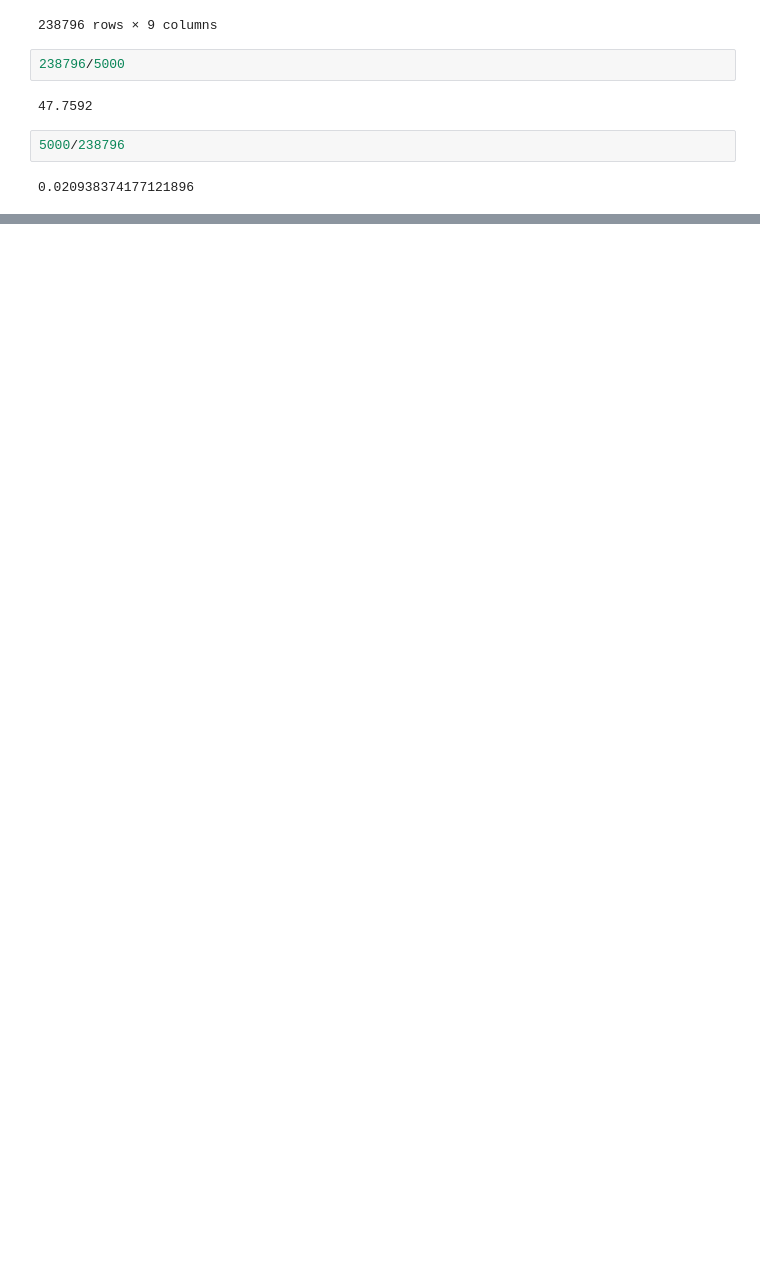
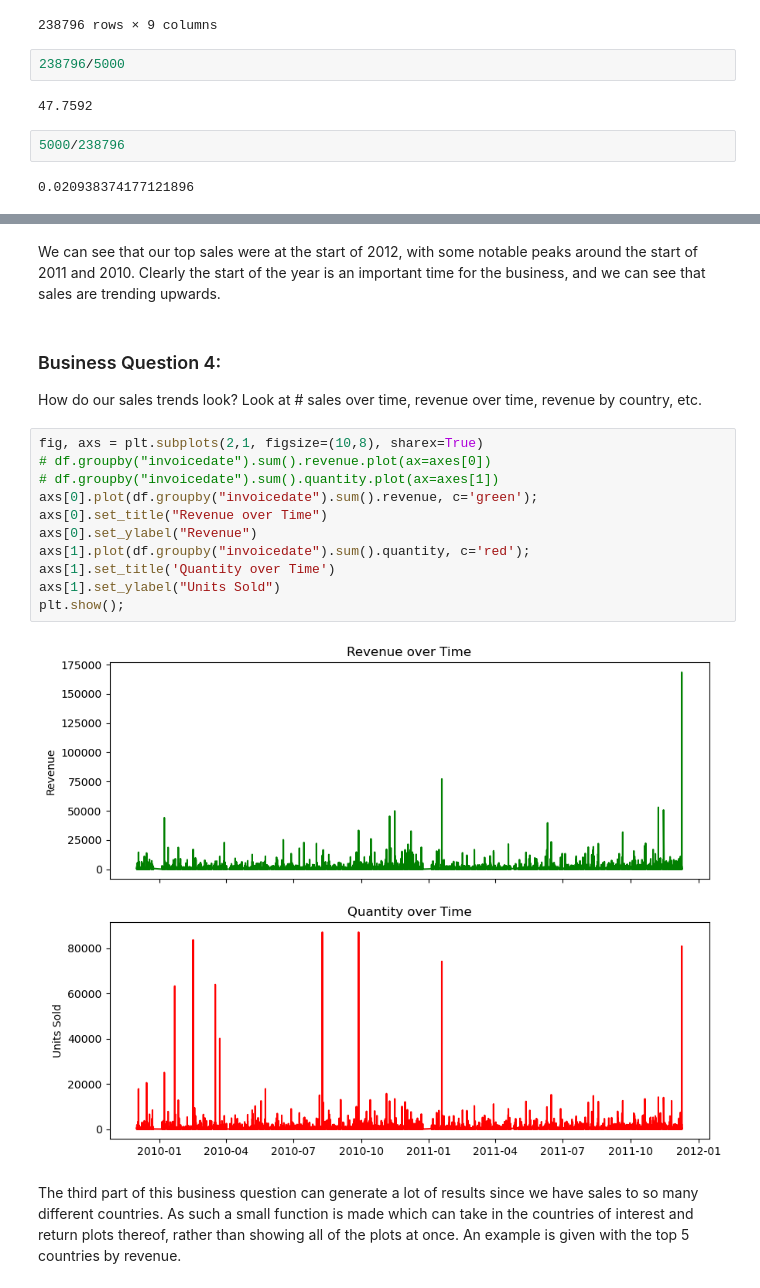
Before and after one commit to zadealfalah/salesSample, a Jupyter notebook: onlineRetail2/onlineRetail.ipynb, the cells around one changed output, grey strips where cells are left out. Drawn from its saved outputs; the diff is of its cells as text; blank space fills up the shorter version.

```diff
--- a/onlineRetail2/onlineRetail.ipynb
+++ b/onlineRetail2/onlineRetail.ipynb
@@ -167,0 +196,20 @@ https://stackoverflow.com/questions/33495194/mysql-insert-on-duplicate-update-fo
+# %% [markdown]
+We can see that our top sales were at the start of 2012, with some notable peaks around the start of 2011 and 2010.  Clearly the start of the year is an important time for the business, and we can see that sales are trending upwards.
+# %% [markdown]
+### Business Question 4:
+How do our sales trends look? Look at # sales over time, revenue over time, revenue by country, etc.
+# %%
+fig, axs = plt.subplots(2,1, figsize=(10,8), sharex=True)
+# df.groupby("invoicedate").sum().revenue.plot(ax=axes[0])
+# df.groupby("invoicedate").sum().quantity.plot(ax=axes[1])
+axs[0].plot(df.groupby("invoicedate").sum().revenue, c='green');
+axs[0].set_title("Revenue over Time")
+axs[0].set_ylabel("Revenue")
+axs[1].plot(df.groupby("invoicedate").sum().quantity, c='red');
+axs[1].set_title('Quantity over Time')
+axs[1].set_ylabel("Units Sold")
+plt.show();
+# %% [output]
+[figure, added]
+# %% [markdown]
+The third part of this business question can generate a lot of results since we have sales to so many different countries.  As such a small function is made which can take in the countries of interest and return plots thereof, rather than showing all of the plots at once.  An example is given with the top 5 countries by revenue.
```
Also changed, not shown: parts of 43 cells of this notebook.
